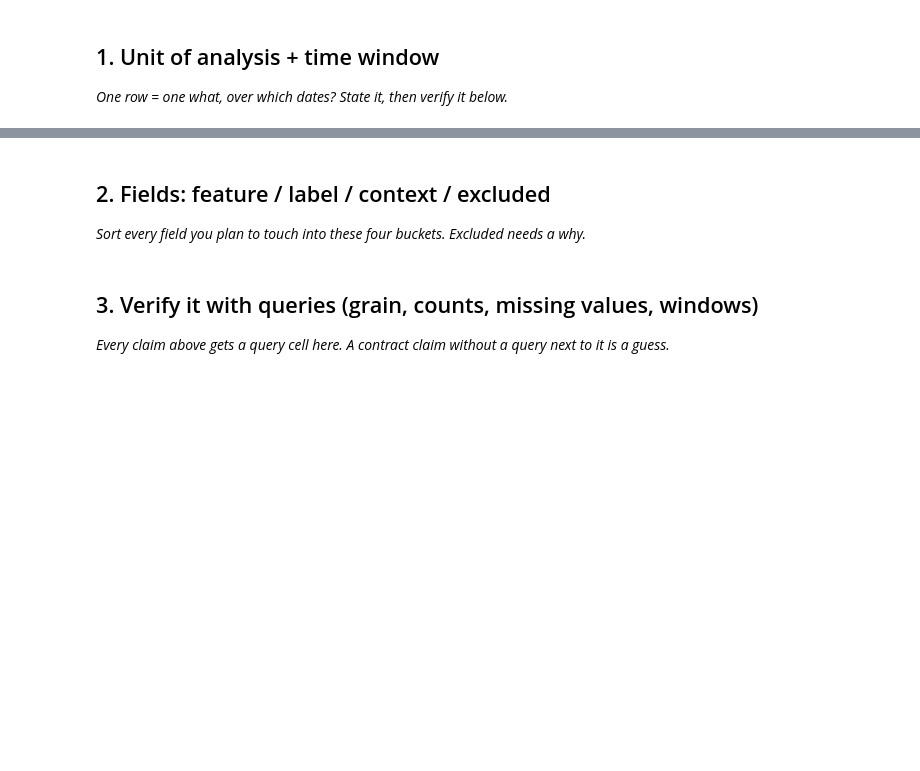
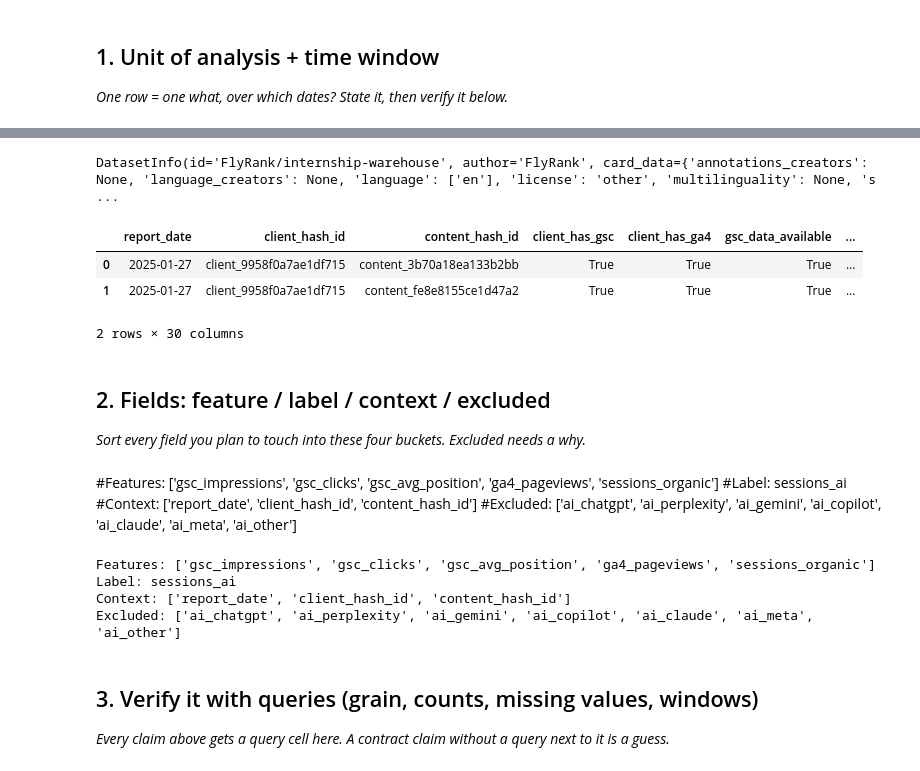
Before and after one commit to uzairmustafa291/Flyrank-ML, a Jupyter notebook: work/notebooks/w03_data_contract.ipynb, the cells around one changed output, grey strips where cells are left out. Drawn from its saved outputs; the diff is of its cells as text; code cells hidden in the pictures; blank space fills up the shorter version.

Commit message:
completed the assignment: work/notebooks/w03_data_contract.ipynb

```diff
--- a/work/notebooks/w03_data_contract.ipynb
+++ b/work/notebooks/w03_data_contract.ipynb
@@ -13,7 +32,84 @@ This skeleton is yours to fill. Work the sections **in order** — each one has
+# %%
+from huggingface_hub import HfApi
+
+api = HfApi()
+
+repo_info = api.dataset_info("FlyRank/internship-warehouse")
+
+print(repo_info)
+# %% [output]
+DatasetInfo(id='FlyRank/internship-warehouse', author='FlyRank', card_data={'annotations_creators': None, 'language_creators': None, 'language': ['en'], 'license': 'other', 'multilinguality': None, 's ...
+# %%
+from datasets import load_dataset
+
+ds = load_dataset(
+    "FlyRank/internship-warehouse",
+    "fact_content_daily_performance",
+    split="train",
+    streaming=True
+)
+# %%
+sample = list(islice(ds, 5))
+df=pd.DataFrame(sample)
+df.head(2)
+# %% [output]
+|  | report_date | client_hash_id | content_hash_id | client_has_gsc | client_has_ga4 | gsc_data_available | ... |
+| 0 | 2025-01-27 | client_9958f0a7ae1df715 | content_3b70a18ea133b2bb | True | True | True | ... |
+| 1 | 2025-01-27 | client_9958f0a7ae1df715 | content_fe8e8155ce1d47a2 | True | True | True | ... |
+2 rows × 30 columns
 # %% [markdown]
 ## 2. Fields: feature / label / context / excluded
 
 *Sort every field you plan to touch into these four buckets. Excluded needs a why.*
+# %% [markdown]
+#Features:
+['gsc_impressions', 'gsc_clicks', 'gsc_avg_position', 'ga4_pageviews', 'sessions_organic']
+#Label:
+sessions_ai
+#Context:
+['report_date', 'client_hash_id', 'content_hash_id']
+#Excluded:
+['ai_chatgpt', 'ai_perplexity', 'ai_gemini', 'ai_copilot', 'ai_claude', 'ai_meta', 'ai_other']
+# %%
+# Features
+X = [
+    "gsc_impressions",
+    "gsc_clicks",
+    "gsc_avg_position",
+    "ga4_pageviews",
+    "sessions_organic"
+]
+
+# Target
+y = "sessions_ai"
+
+# Context
+context = [
+    "report_date",
+    "client_hash_id",
+    "content_hash_id"
+]
+
+# Excluded
+excluded = [
+    "ai_chatgpt",
+    "ai_perplexity",
+    "ai_gemini",
+    "ai_copilot",
+    "ai_claude",
+    "ai_meta",
+    "ai_other"
+]
+
+print("Features:", X)
+print("Label:", y)
+print("Context:", context)
+print("Excluded:", excluded)
+# %% [output]
+Features: ['gsc_impressions', 'gsc_clicks', 'gsc_avg_position', 'ga4_pageviews', 'sessions_organic']
+Label: sessions_ai
+Context: ['report_date', 'client_hash_id', 'content_hash_id']
+Excluded: ['ai_chatgpt', 'ai_perplexity', 'ai_gemini', 'ai_copilot', 'ai_claude', 'ai_meta', 'ai_other']
 # %% [markdown]
 ## 3. Verify it with queries (grain, counts, missing values, windows)
 
```
Also changed, not shown: parts of 10 cells of this notebook.
